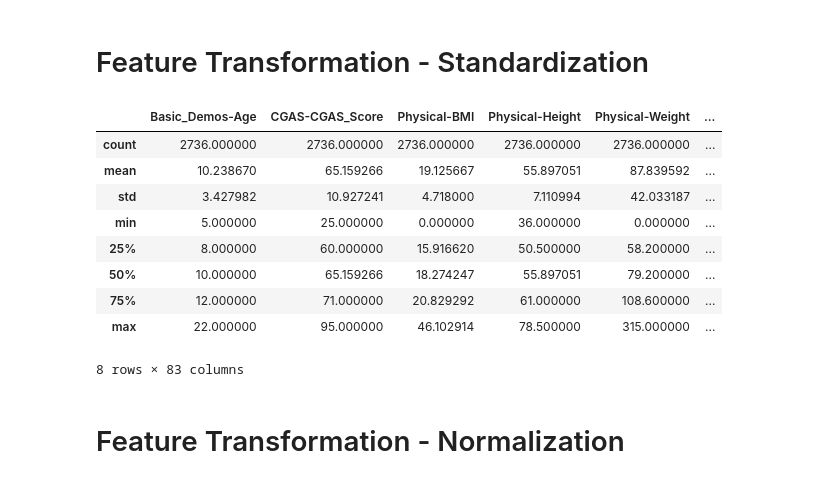
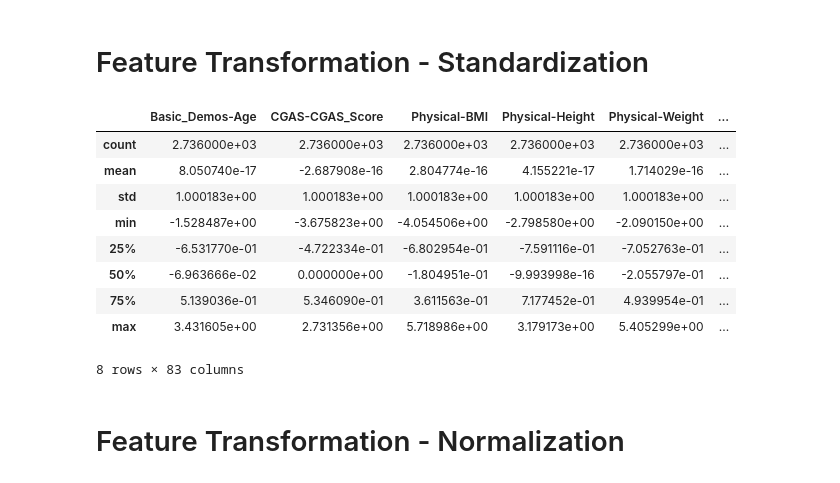
Before and after one commit to i-code-too/child_mind_competition, a Jupyter notebook: child_mind_notebook.ipynb, the cells around one changed output. Saved outputs shown, nothing was run; the diff lists cells and outputs as text; code cells hidden in the pictures.

```diff
--- a/child_mind_notebook.ipynb
+++ b/child_mind_notebook.ipynb
@@ -416,20 +425,21 @@ Column 'sii' has data type: float64
 # %%
 from sklearn.preprocessing import StandardScaler
 
-standard_scaler = StandardScaler()
-standard_scaler.fit_transform(X_train)
+scaler = StandardScaler()
+columns = X_train.select_dtypes(include=[np.number]).columns
+X_train = pd.DataFrame(scaler.fit_transform(X_train[columns]), columns=columns, index=X_train.index)
 
 X_train.describe()
 # %% [output]
 |  | Basic_Demos-Age | CGAS-CGAS_Score | Physical-BMI | Physical-Height | Physical-Weight | ... |
-| count | 2736.000000 | 2736.000000 | 2736.000000 | 2736.000000 | 2736.000000 | ... |
-| mean | 10.238670 | 65.159266 | 19.125667 | 55.897051 | 87.839592 | ... |
-| std | 3.427982 | 10.927241 | 4.718000 | 7.110994 | 42.033187 | ... |
-| min | 5.000000 | 25.000000 | 0.000000 | 36.000000 | 0.000000 | ... |
-| 25% | 8.000000 | 60.000000 | 15.916620 | 50.500000 | 58.200000 | ... |
-| 50% | 10.000000 | 65.159266 | 18.274247 | 55.897051 | 79.200000 | ... |
-| 75% | 12.000000 | 71.000000 | 20.829292 | 61.000000 | 108.600000 | ... |
-| max | 22.000000 | 95.000000 | 46.102914 | 78.500000 | 315.000000 | ... |
+| count | 2.736000e+03 | 2.736000e+03 | 2.736000e+03 | 2.736000e+03 | 2.736000e+03 | ... |
+| mean | 8.050740e-17 | -2.687908e-16 | 2.804774e-16 | 4.155221e-17 | 1.714029e-16 | ... |
+| std | 1.000183e+00 | 1.000183e+00 | 1.000183e+00 | 1.000183e+00 | 1.000183e+00 | ... |
+| min | -1.528487e+00 | -3.675823e+00 | -4.054506e+00 | -2.798580e+00 | -2.090150e+00 | ... |
+| 25% | -6.531770e-01 | -4.722334e-01 | -6.802954e-01 | -7.591116e-01 | -7.052763e-01 | ... |
+| 50% | -6.963666e-02 | 0.000000e+00 | -1.804951e-01 | -9.993998e-16 | -2.055797e-01 | ... |
+| 75% | 5.139036e-01 | 5.346090e-01 | 3.611563e-01 | 7.177452e-01 | 4.939954e-01 | ... |
+| max | 3.431605e+00 | 2.731356e+00 | 5.718986e+00 | 3.179173e+00 | 5.405299e+00 | ... |
 8 rows × 83 columns
 # %% [markdown]
 # Feature Transformation - Normalization
```
Also changed, not shown: parts of 13 cells of this notebook.
